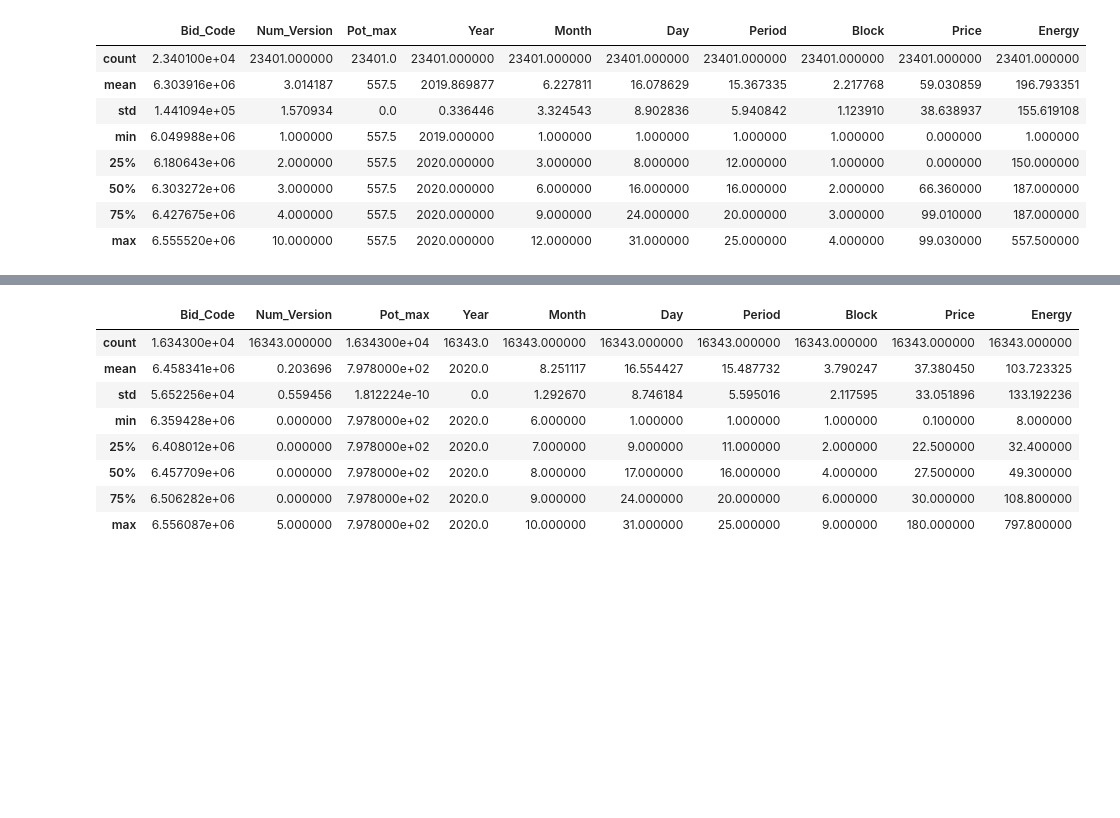
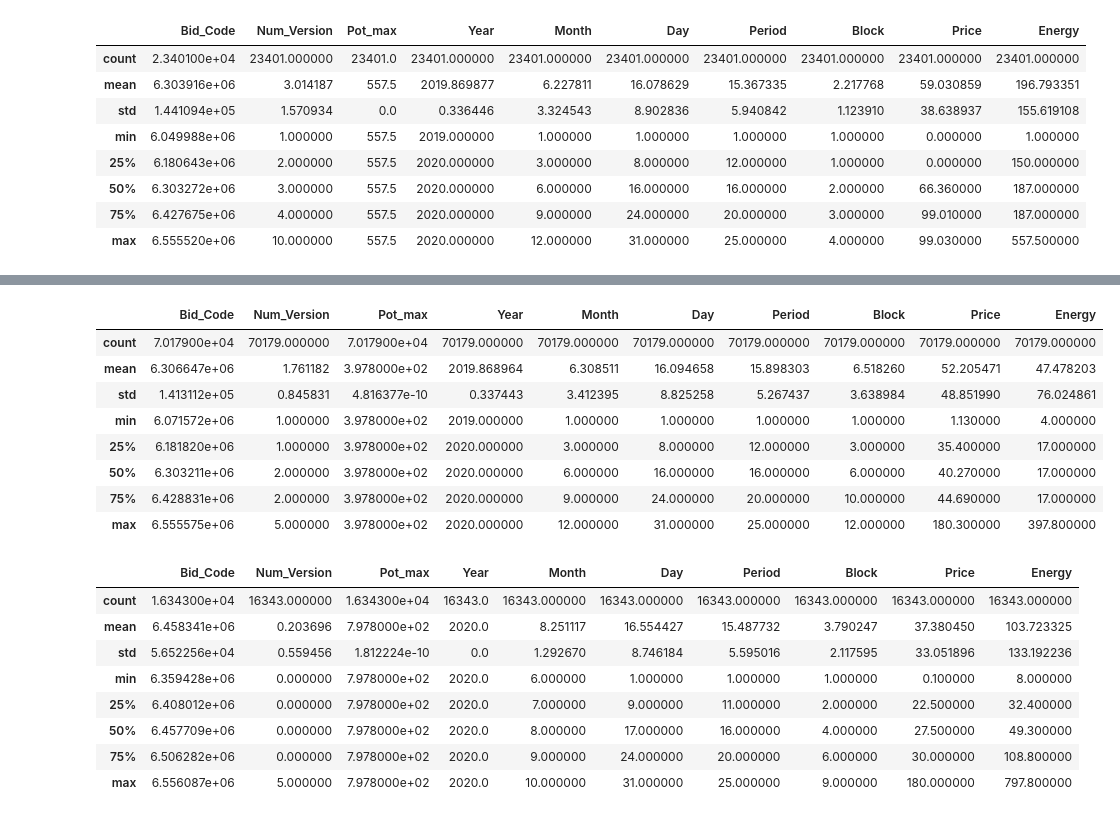
Before and after one commit to luisdelpozo/TFM, a Jupyter notebook: TFM_df_sel_unit_v0.ipynb, the cells around one changed output, grey strips where cells are left out. Saved outputs shown, nothing was run; the diff lists cells and outputs as text; code cells hidden in the pictures; blank space fills up the shorter version.

```diff
--- a/TFM_df_sel_unit_v0.ipynb
+++ b/TFM_df_sel_unit_v0.ipynb
@@ -503,0 +506,3 @@ df_CASTELNOU = df_sel_unit('CTNU')
+# %%
+#COMBINED CYCLE
+df_PALOS3 = df_sel_unit('PALOS3')
@@ -503,0 +511,12 @@ df_CASTELNOU = df_sel_unit('CTNU')
+# %%
+df_PALOS3.describe()
+# %% [output]
+|  | Bid_Code | Num_Version | Pot_max | Year | Month | Day | Period | Block | Price | Energy |
+| count | 7.017900e+04 | 70179.000000 | 7.017900e+04 | 70179.000000 | 70179.000000 | 70179.000000 | 70179.000000 | 70179.000000 | 70179.000000 | 70179.000000 |
+| mean | 6.306647e+06 | 1.761182 | 3.978000e+02 | 2019.868964 | 6.308511 | 16.094658 | 15.898303 | 6.518260 | 52.205471 | 47.478203 |
+| std | 1.413112e+05 | 0.845831 | 4.816377e-10 | 0.337443 | 3.412395 | 8.825258 | 5.267437 | 3.638984 | 48.851990 | 76.024861 |
+| min | 6.071572e+06 | 1.000000 | 3.978000e+02 | 2019.000000 | 1.000000 | 1.000000 | 1.000000 | 1.000000 | 1.130000 | 4.000000 |
+| 25% | 6.181820e+06 | 1.000000 | 3.978000e+02 | 2020.000000 | 3.000000 | 8.000000 | 12.000000 | 3.000000 | 35.400000 | 17.000000 |
+| 50% | 6.303211e+06 | 2.000000 | 3.978000e+02 | 2020.000000 | 6.000000 | 16.000000 | 16.000000 | 6.000000 | 40.270000 | 17.000000 |
+| 75% | 6.428831e+06 | 2.000000 | 3.978000e+02 | 2020.000000 | 9.000000 | 24.000000 | 20.000000 | 10.000000 | 44.690000 | 17.000000 |
+| max | 6.555575e+06 | 5.000000 | 3.978000e+02 | 2020.000000 | 12.000000 | 31.000000 | 25.000000 | 12.000000 | 180.300000 | 397.800000 |
```
Also changed, not shown: parts of 27 cells of this notebook.
